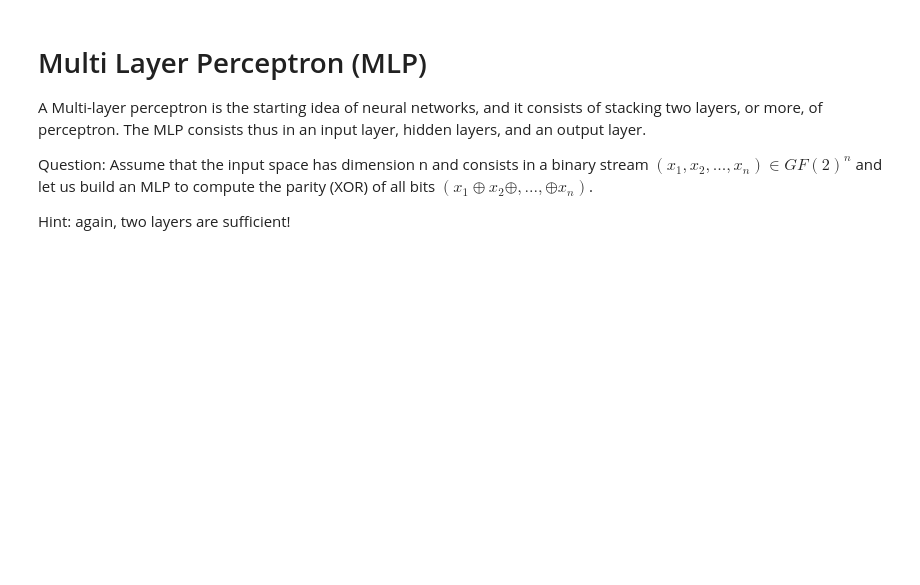
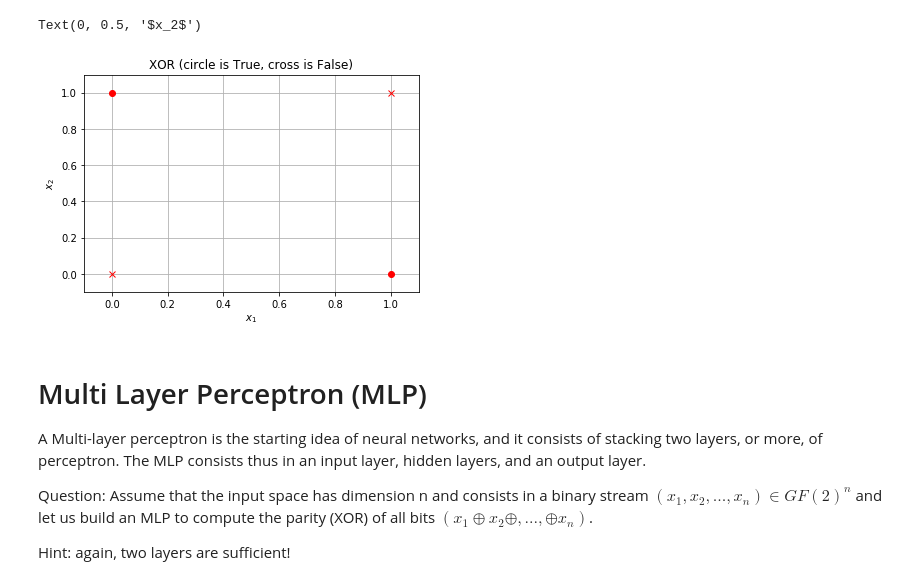
Before and after one commit to graille/ITR315-deep-telecom, a Jupyter notebook: 3- Introduction to neural networks.ipynb, the cells around one changed output. Drawn from its saved outputs; the diff is of its cells as text; code cells hidden in the pictures; blank space fills up the shorter version.

```diff
--- a/3- Introduction to neural networks.ipynb
+++ b/3- Introduction to neural networks.ipynb
@@ -60,3 +117,18 @@ Answer:
+# %%
+### Graphical point of view
+
+plt.figure()
+plt.plot([0,1],[0,1],'rx')
+plt.plot([0,1],[1,0],'ro')
+plt.grid()
+plt.xlim((-0.1,1.1))
+plt.ylim((-0.1,1.1))
+plt.title('XOR (circle is True, cross is False)')
+plt.xlabel("$x_1$")
+plt.ylabel("$x_2$")
+# %% [output]
+Text(0, 0.5, '$x_2$')
+[figure, added]
 # %% [markdown]
 # Multi Layer Perceptron (MLP)
 
```
Also changed, not shown: parts of 9 cells of this notebook, 2 other files.
